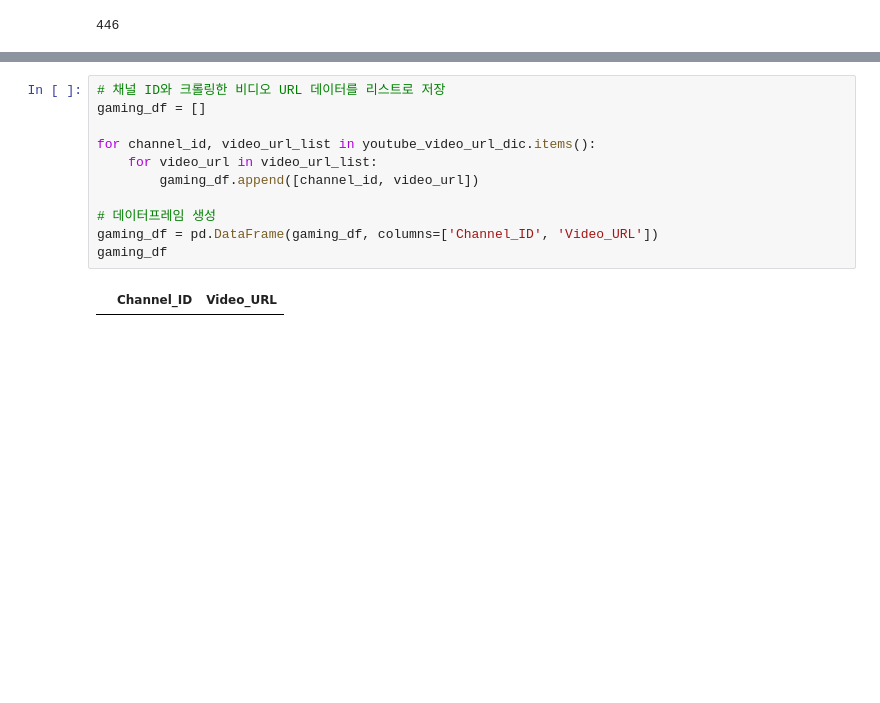
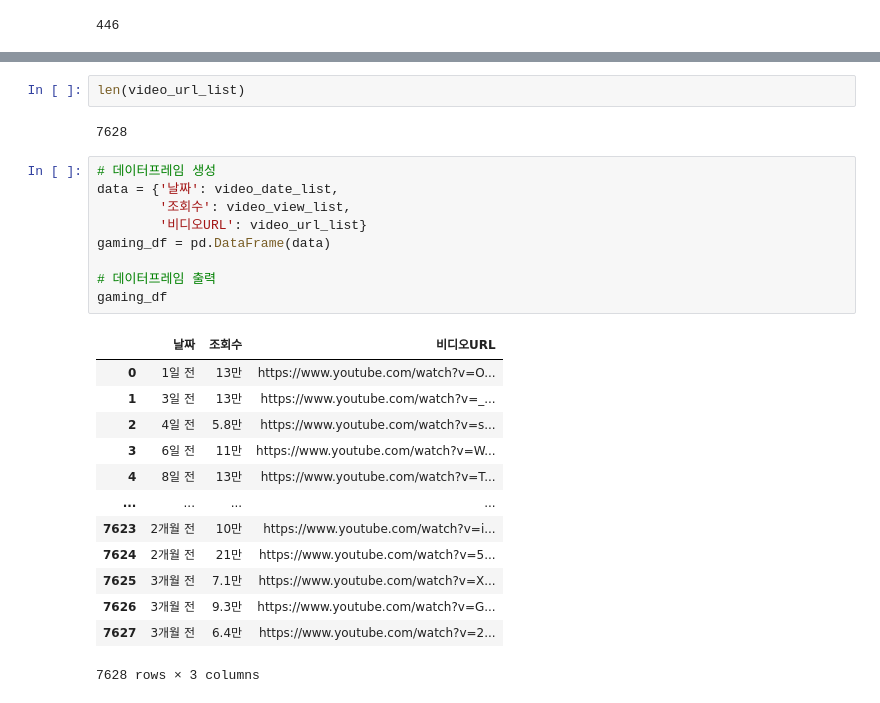
Before and after one commit to yerinsally/Sandbox, a Jupyter notebook: crawling/gaming_ad.ipynb, the cells around one changed output, grey strips where cells are left out. Drawn from its saved outputs; the diff is of its cells as text; blank space fills up the shorter version.

```diff
--- a/crawling/gaming_ad.ipynb
+++ b/crawling/gaming_ad.ipynb
@@ -246,14 +327,28 @@ len(youtube_video_url_dic)
-# %%
-# 채널 ID와 크롤링한 비디오 URL 데이터를 리스트로 저장
-gaming_df = []
-
-for channel_id, video_url_list in youtube_video_url_dic.items():
-    for video_url in video_url_list:
-        gaming_df.append([channel_id, video_url])
-
-# 데이터프레임 생성
-gaming_df = pd.DataFrame(gaming_df, columns=['Channel_ID', 'Video_URL'])
-gaming_df
-# %% [output]
-|  | Channel_ID | Video_URL |
+# %%
+len(video_url_list)
+# %% [output]
+7628
+# %%
+# 데이터프레임 생성
+data = {'날짜': video_date_list,
+        '조회수': video_view_list,
+        '비디오URL': video_url_list}
+gaming_df = pd.DataFrame(data)
+
+# 데이터프레임 출력
+gaming_df
+# %% [output]
+|  | 날짜 | 조회수 | 비디오URL |
+| 0 | 1일 전 | 13만 | https://www.youtube.com/watch?v=O... |
+| 1 | 3일 전 | 13만 | https://www.youtube.com/watch?v=_... |
+| 2 | 4일 전 | 5.8만 | https://www.youtube.com/watch?v=s... |
+| 3 | 6일 전 | 11만 | https://www.youtube.com/watch?v=W... |
+| 4 | 8일 전 | 13만 | https://www.youtube.com/watch?v=T... |
+| ... | ... | ... | ... |
+| 7623 | 2개월 전 | 10만 | https://www.youtube.com/watch?v=i... |
+| 7624 | 2개월 전 | 21만 | https://www.youtube.com/watch?v=5... |
+| 7625 | 3개월 전 | 7.1만 | https://www.youtube.com/watch?v=X... |
+| 7626 | 3개월 전 | 9.3만 | https://www.youtube.com/watch?v=G... |
+| 7627 | 3개월 전 | 6.4만 | https://www.youtube.com/watch?v=2... |
+7628 rows × 3 columns
 # %%
```
Also changed, not shown: parts of 15 cells of this notebook.
